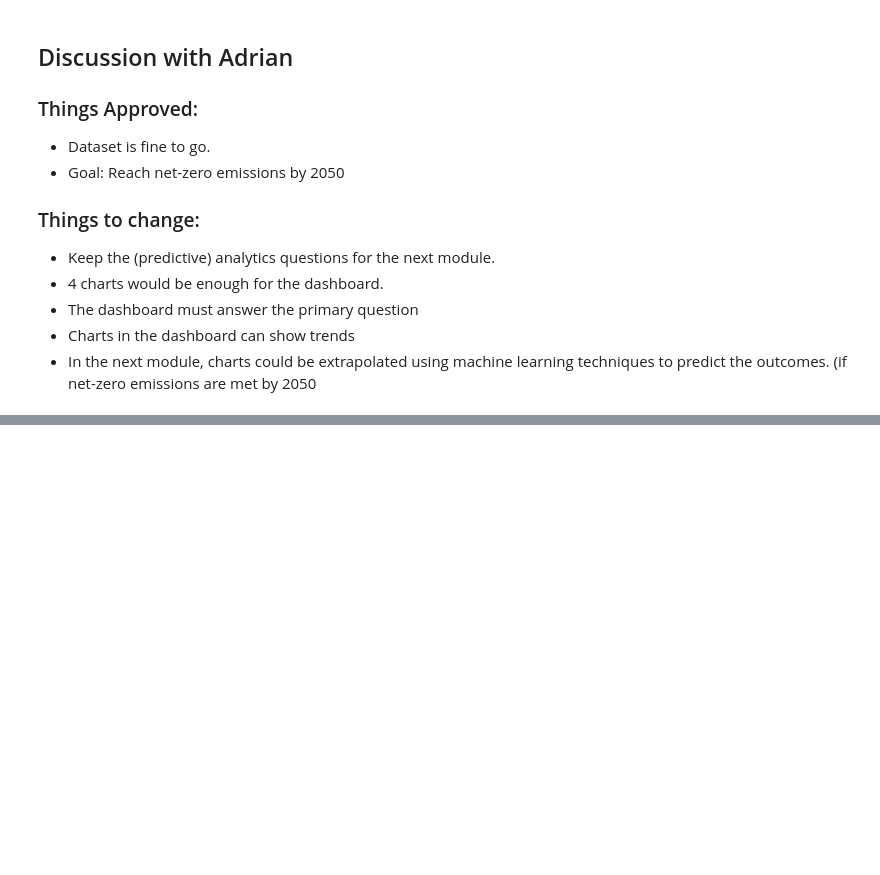
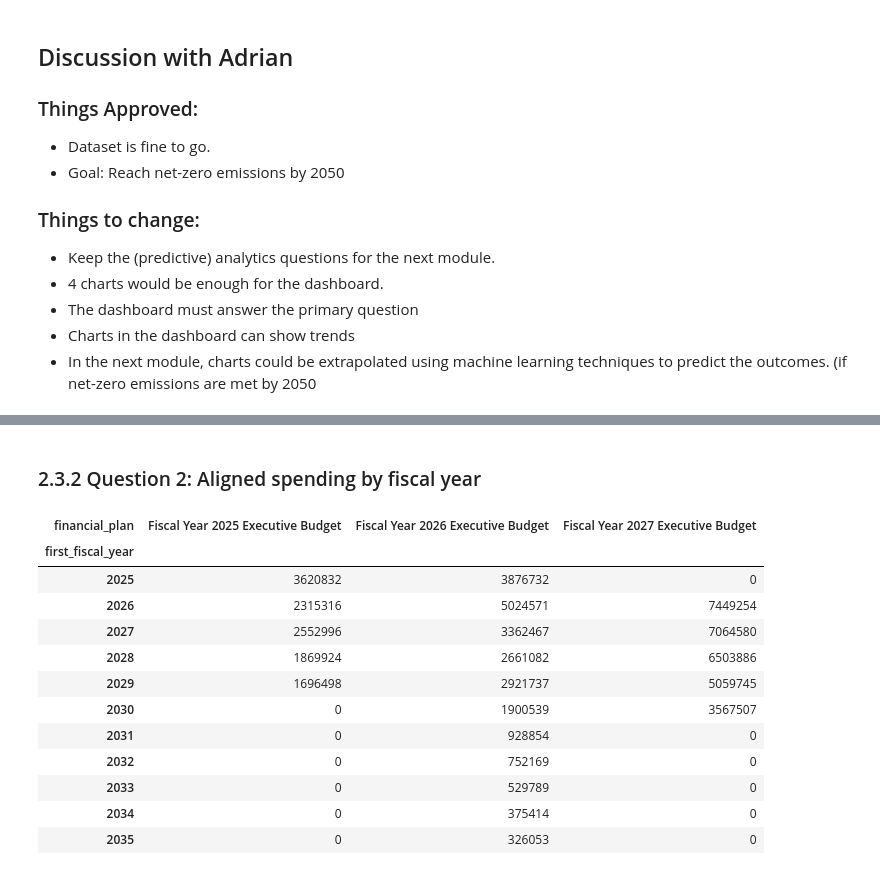
Before and after one commit to syed199921/nyc_climate_budget_analytics, a Jupyter notebook: assignment_3.ipynb, the cells around one changed output, grey strips where cells are left out. Cells and saved outputs as stored; diff of their text form; code cells hidden in the pictures; blank space fills up the shorter version.

```diff
--- a/assignment_3.ipynb
+++ b/assignment_3.ipynb
@@ -160,0 +478,31 @@ Reaching net-zero greenhouse gas emissions citywide by 2050.
+# %% [markdown]
+### 2.3.2 Question 2: Aligned spending by fiscal year
+# %%
+# Aligned amount by fiscal year and plan (thousands of US dollars)
+aligned_ratings = ["Aligned", "Aligned Component"]
+
+aligned_by_year = (
+    df[df["ghg_mitigation"].isin(aligned_ratings)]
+    .pivot_table(
+        index="first_fiscal_year",
+        columns="financial_plan",
+        values="fiscal_year_amount",
+        aggfunc="sum",
+        fill_value=0,
+    )
+)
+aligned_by_year
+# %% [output]
+| financial_plan | Fiscal Year 2025 Executive Budget | Fiscal Year 2026 Executive Budget | Fiscal Year 2027 Executive Budget |
+| first_fiscal_year |  |  |  |
+| 2025 | 3620832 | 3876732 | 0 |
+| 2026 | 2315316 | 5024571 | 7449254 |
+| 2027 | 2552996 | 3362467 | 7064580 |
+| 2028 | 1869924 | 2661082 | 6503886 |
+| 2029 | 1696498 | 2921737 | 5059745 |
+| 2030 | 0 | 1900539 | 3567507 |
+| 2031 | 0 | 928854 | 0 |
+| 2032 | 0 | 752169 | 0 |
+| 2033 | 0 | 529789 | 0 |
+| 2034 | 0 | 375414 | 0 |
+| 2035 | 0 | 326053 | 0 |
```
Also changed, not shown: parts of 53 cells of this notebook, 12 other files.
